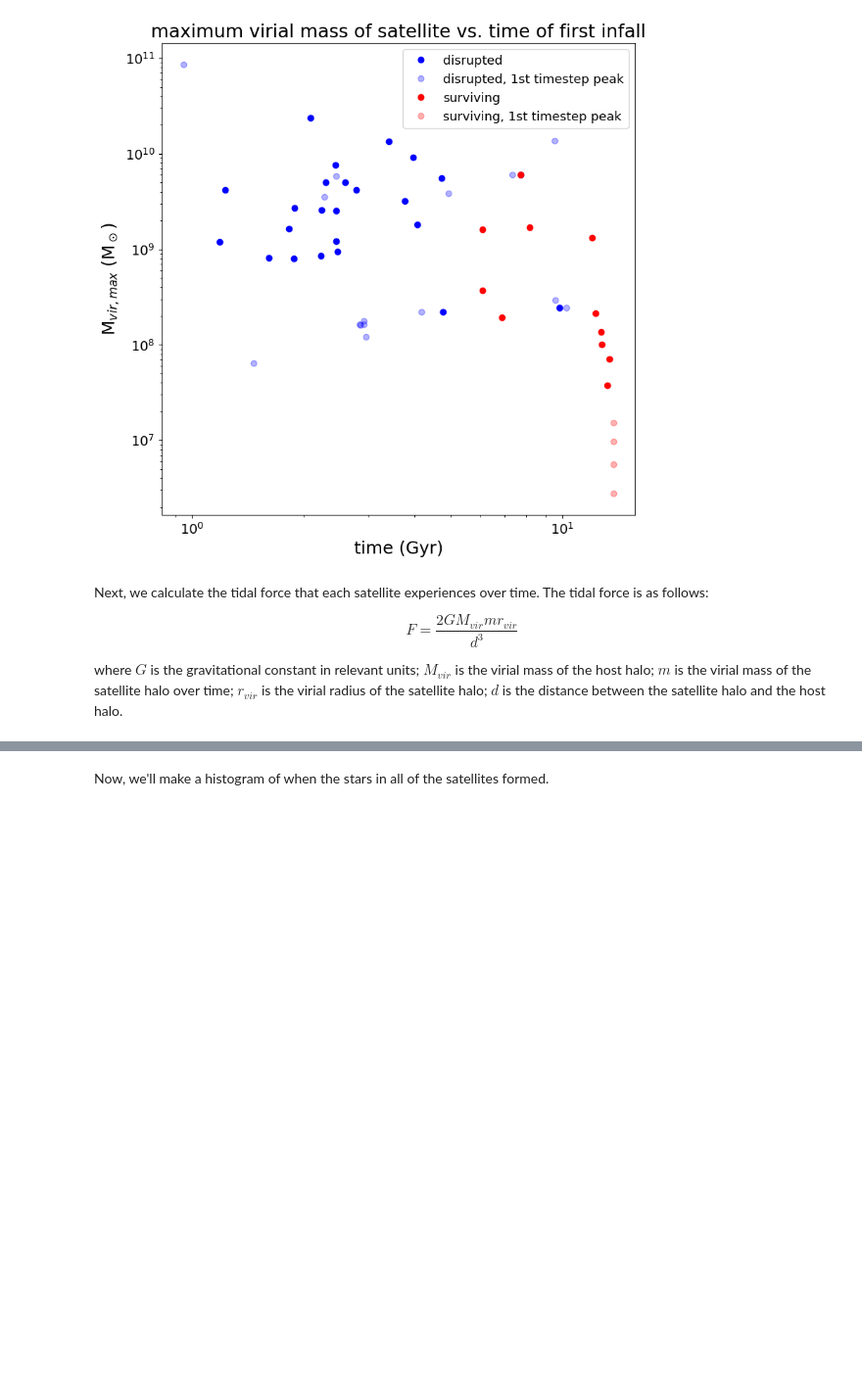
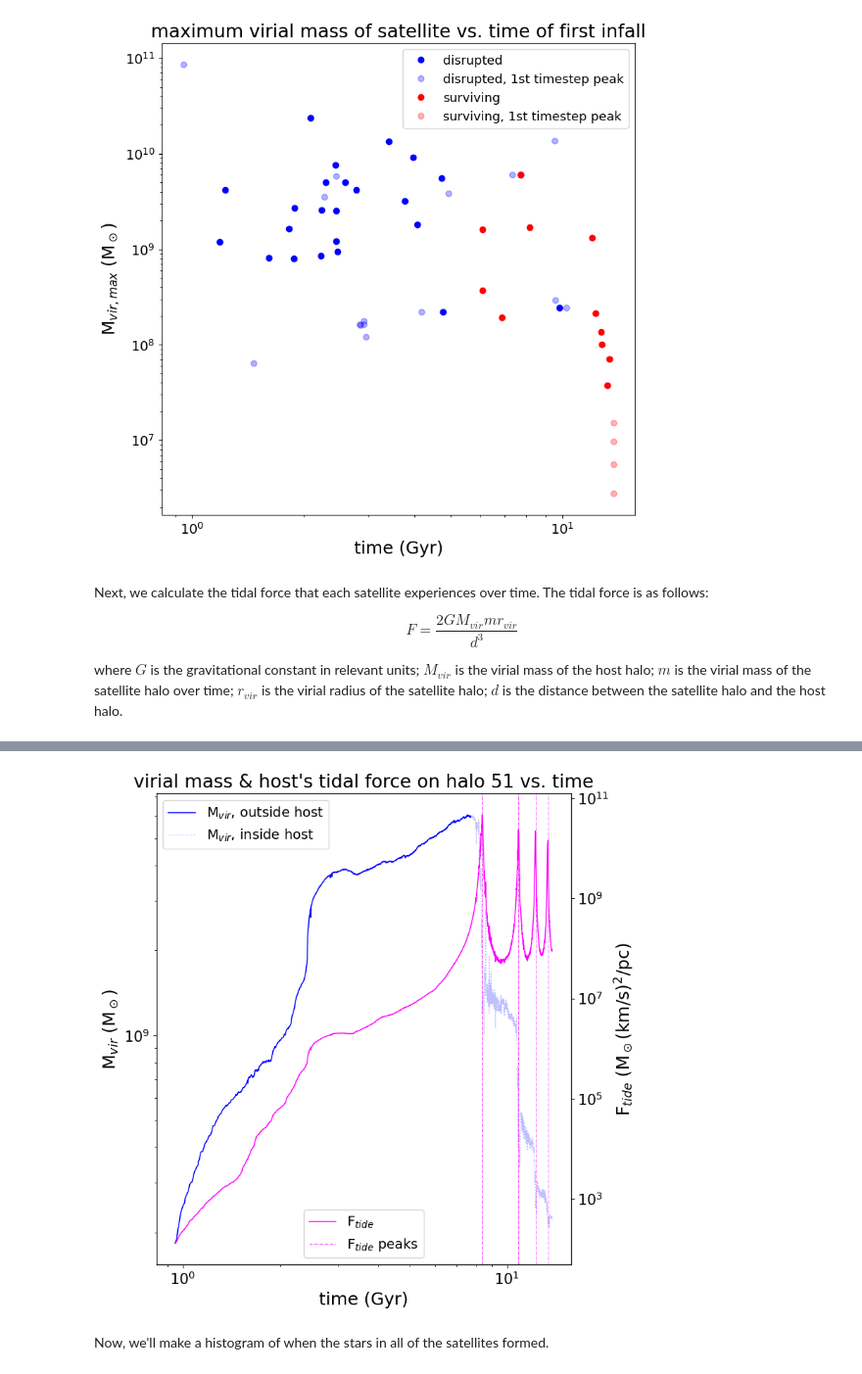
Before and after one commit to nguyenbinh1612/STScI_Summer2022, a Jupyter notebook: halos_disrupted.ipynb, the cells around one changed output, grey strips where cells are left out. Shown at 98% size. Saved outputs shown, nothing was run; the diff lists cells and outputs as text; code cells hidden in the pictures; blank space fills up the shorter version.

```diff
--- a/halos_disrupted.ipynb
+++ b/halos_disrupted.ipynb
@@ -437,3 +474,47 @@ plt.savefig('plots/disrupted_sat_tide_over_time.png')
+# %%
+fig, a1 = plt.subplots(figsize=(8,8))
+
+i = 48 # for 2427_51
+
+radius_ratio = all_sat_r[i] / all_host_rvir[i]
+in_rvir = radius_ratio <= 1
+out_rvir = radius_ratio > 1
+
+time = all_sat_t[i]
+tidalforce = all_sat_Ftide[i]
+massprofile = all_sat_mvir[i]
+
+a1.plot(time, np.ma.masked_where(in_rvir, massprofile), linestyle='-', \
+                 c='blue', linewidth=1.1, alpha=1, label='M$_{vir}$, outside host')
+a1.plot(time, np.ma.masked_where(out_rvir, massprofile), linestyle=':', \
+                 c='blue', linewidth=1.1, alpha=0.25, label='M$_{vir}$, inside host')
+a2 = a1.twinx()
+a2.plot(time, tidalforce, c='magenta', linewidth=1.1, label='F$_{tide}$')
+
+a2.axvline(time[tidalforce == max(tidalforce[20:150])], c='magenta', linewidth=0.5, linestyle='-.')
+a2.axvline(time[tidalforce == max(tidalforce[150:350])], c='magenta', linewidth=0.5, linestyle='-.')
+a2.axvline(time[tidalforce == max(tidalforce[350:590])], c='magenta', linewidth=0.5, linestyle='-.')
+a2.axvline(time[tidalforce == max(tidalforce)], c='magenta', linewidth=0.5, \
+           linestyle='-.', label='F$_{tide}$ peaks')
+
+a1.legend(loc='upper left', prop={'size': 14}, ncol=1)
+a2.legend(loc='lower center', prop={'size': 14}, ncol=1)
+
+plt.title("virial mass & host's tidal force on halo 51 vs. time", fontsize=19)
+a1.set_xlabel('time (Gyr)', fontsize=18)
+a1.set_xscale('log')
+a1.tick_params(axis='x', labelsize=15)
+a1.set_ylabel('M$_{vir}$ (M$_\odot$)', fontsize=18)
+a1.set_yscale('log')
+a1.tick_params(axis='y', labelsize=15)
+a2.set_ylabel('F$_{tide}$ (M$_\odot$(km/s)$^2$/pc)', fontsize=18)
+a2.set_yscale('log')
+a2.tick_params(axis='y', labelsize=15)
+plt.tight_layout()
+plt.style.use('default')
+plt.savefig('plots/51_Mvir_and_tidal_force.png')
+# %% [output]
+[figure, added]
 # %% [markdown]
 Now, we'll make a histogram of when the stars in all of the satellites formed.
 # %%
```
Also changed, not shown: parts of 5 cells of this notebook, 13 other files.
